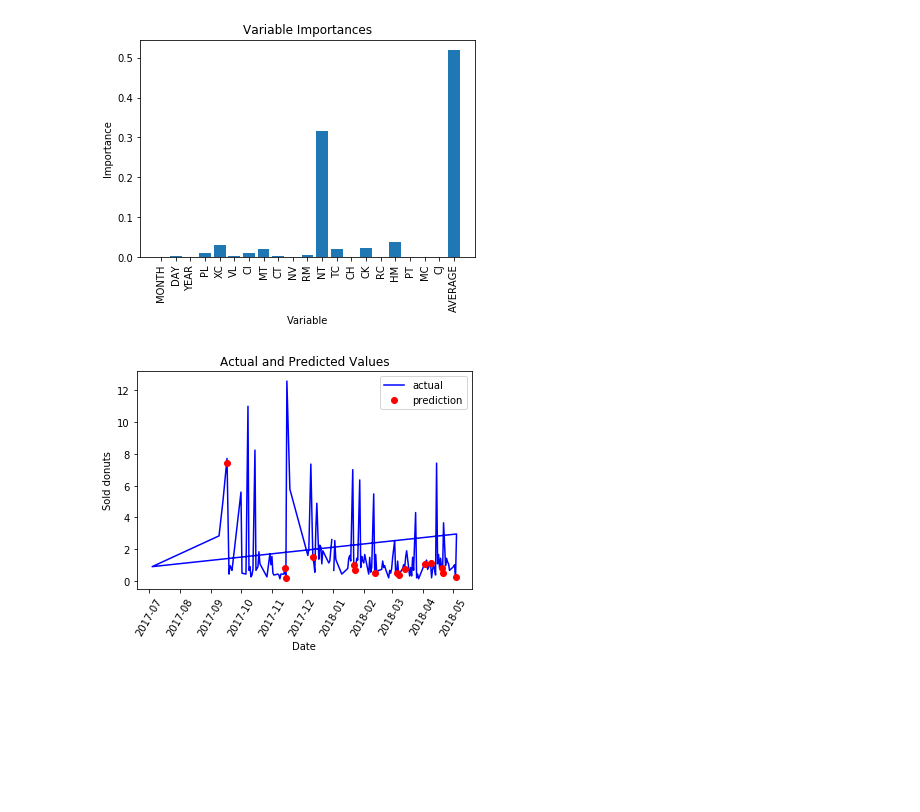
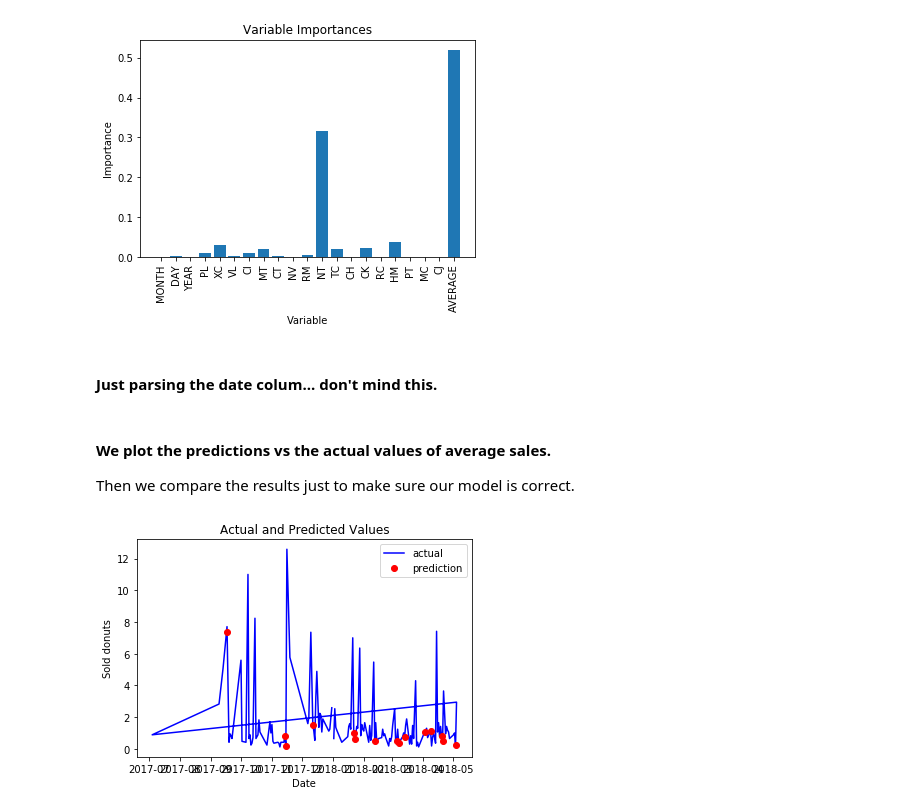
Before and after one commit to JRC2307/inteliDono, a Jupyter notebook: intelliDono.ipynb, the cells around one changed output. Drawn from its saved outputs; the diff is of its cells as text; code cells hidden in the pictures; blank space fills up the shorter version.

```diff
--- a/intelliDono.ipynb
+++ b/intelliDono.ipynb
@@ -178,5 +140,7 @@ plt.xticks(x_values, feature_list, rotation='vertical')
 plt.ylabel('Importance'); plt.xlabel('Variable'); plt.title('Variable Importances');
 # %% [output]
 [figure]
+# %% [markdown]
+#### Just parsing the date colum... don't mind this.
 # %%
 import datetime
@@ -207,14 +165,13 @@ test_dates = [datetime.datetime.strptime(date, '%Y-%m-%d') for date in test_date
 predictions_data = pd.DataFrame(data = {'date': test_dates, 'prediction': predictions})
+# %% [markdown]
+#### We plot the predictions vs the actual values of average sales.
+Then we compare the results just to make sure our model is correct.
 # %%
-# Plot the actual values
 plt.plot(true_data['date'], true_data['actual'], 'b-', label = 'actual')
 
-# Plot the predicted values
 plt.plot(predictions_data['date'], predictions_data['prediction'], 'ro', label = 'prediction')
-plt.xticks(rotation = '60');
 plt.legend()
 
-# Graph labels
 plt.xlabel('Date'); plt.ylabel('Sold donuts'); plt.title('Actual and Predicted Values');
 # %% [output]
-[figure, old version]
+[figure, new version]
```
Also changed, not shown: parts of 23 cells of this notebook.
